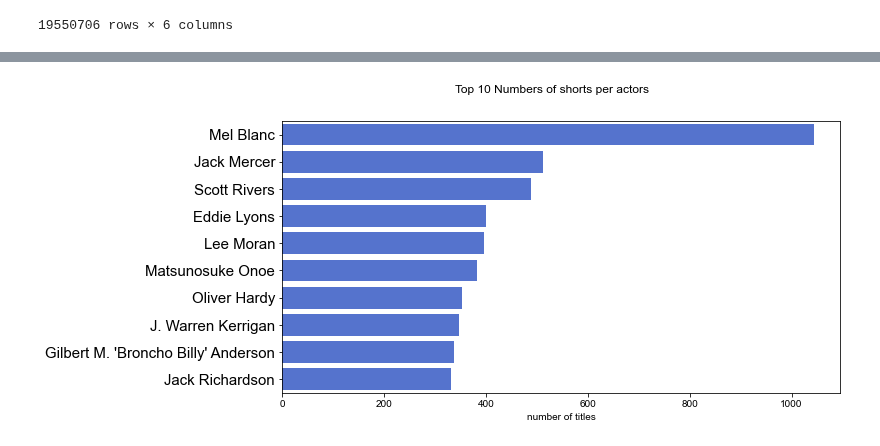
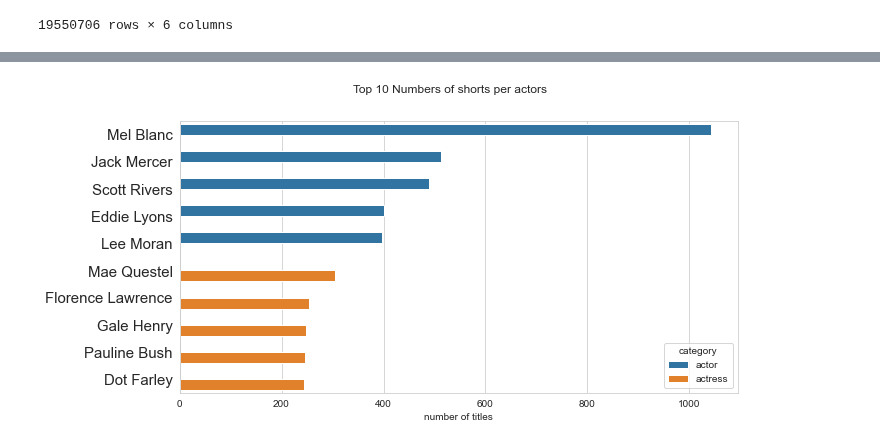
Before and after one commit to fdmdlb/nextflix, a Jupyter notebook: Most represented actors.ipynb, the cells around one changed output, grey strips where cells are left out. Cells and saved outputs as stored; diff of their text form; code cells hidden in the pictures.

Commit message:
Sexe distinction on charts

```diff
--- a/Most represented actors.ipynb
+++ b/Most represented actors.ipynb
@@ -158,4 +151,4 @@ df_n_basics.head()
 # %%
-df_merge_names = df_most_present_actors.merge(df_n_basics[['nconst','primaryName']], how="left", on="nconst")
-df_merge_names.head()
+df_most_present_actors = df_most_present_actors.merge(df_n_basics[['nconst','primaryName']], how="left", on="nconst")
+df_most_present_actors.head()
 # %% [output]
@@ -167,0 +163,5 @@ df_merge_names.head()
+# %%
+df_most_present_actresses = df_merge_acting[df_merge_acting['category']=='actress'].groupby(['titleType','nconst','category'])['tconst'].count().reset_index().sort_values(['titleType','tconst'], ascending=[True,False])
+df_most_present_actresses = df_most_present_actresses.merge(df_n_basics[['nconst','primaryName']], how="left", on="nconst")
+
+df_most_present_actresses.head()
@@ -168,6 +177,12 @@ df_merge_names.head()
+# %%
+df_m_short = df_most_present_actors[(df_most_present_actors['titleType'] == 'short')]
+df_m_movie = df_most_present_actors[(df_most_present_actors['titleType'] == 'movie')]
+df_m_tvEpisode = df_most_present_actors[(df_most_present_actors['titleType'] == 'tvEpisode')]
+df_m_video = df_most_present_actors[(df_most_present_actors['titleType'] == 'video')]
+df_m_tvMovie = df_most_present_actors[(df_most_present_actors['titleType'] == 'tvMovie')]
 # %%
-df_mpa_short = df_merge_names[(df_most_present_actors['titleType'] == 'short')]
-df_mpa_movie = df_merge_names[(df_most_present_actors['titleType'] == 'movie')]
-df_mpa_tvEpisode = df_merge_names[(df_most_present_actors['titleType'] == 'tvEpisode')]
-df_mpa_video = df_merge_names[(df_most_present_actors['titleType'] == 'video')]
-df_mpa_tvMovie = df_merge_names[(df_most_present_actors['titleType'] == 'tvMovie')]
+df_f_short = df_most_present_actresses[(df_most_present_actresses['titleType'] == 'short')]
+df_f_movie = df_most_present_actresses[(df_most_present_actresses['titleType'] == 'movie')]
+df_f_tvEpisode = df_most_present_actresses[(df_most_present_actresses['titleType'] == 'tvEpisode')]
+df_f_video = df_most_present_actresses[(df_most_present_actresses['titleType'] == 'video')]
+df_f_tvMovie = df_most_present_actresses[(df_most_present_actresses['titleType'] == 'tvMovie')]
@@ -191,14 +210,14 @@ Name: primaryName, dtype: object
 # %%
 fig, axs = plt.subplots(1, figsize=(10,5))
-axs = sns.barplot(data=df_mpa_short[:10],y='primaryName', x="tconst", color='royalblue')
+sns.barplot(data=pd.concat([df_m_short[:5],df_f_short[:5]]),y='primaryName', x="tconst", hue='category', ax=axs)
 axs.set_xlabel('number of titles')
 axs.set_ylabel('')
 plt.xticks(rotation=0)
 plt.yticks(fontsize=15)
 plt.suptitle('Top 10 Numbers of shorts per actors')
 sns.set_style("whitegrid")
 plt.show()
 # %% [output]
-[figure, old version]
+[figure, new version]
 # %%
 df_mpa_movie[:10]['primaryName']
```
Also changed, not shown: parts of 30 cells of this notebook.
